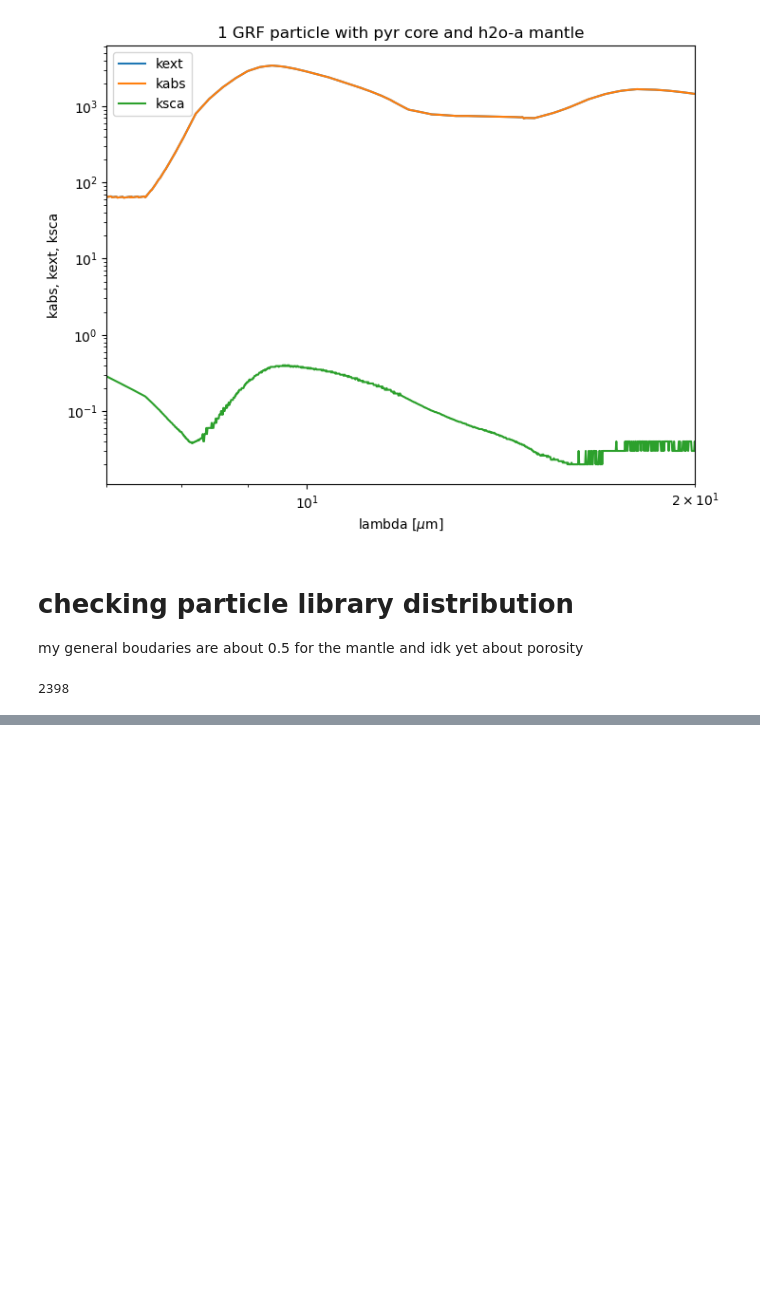
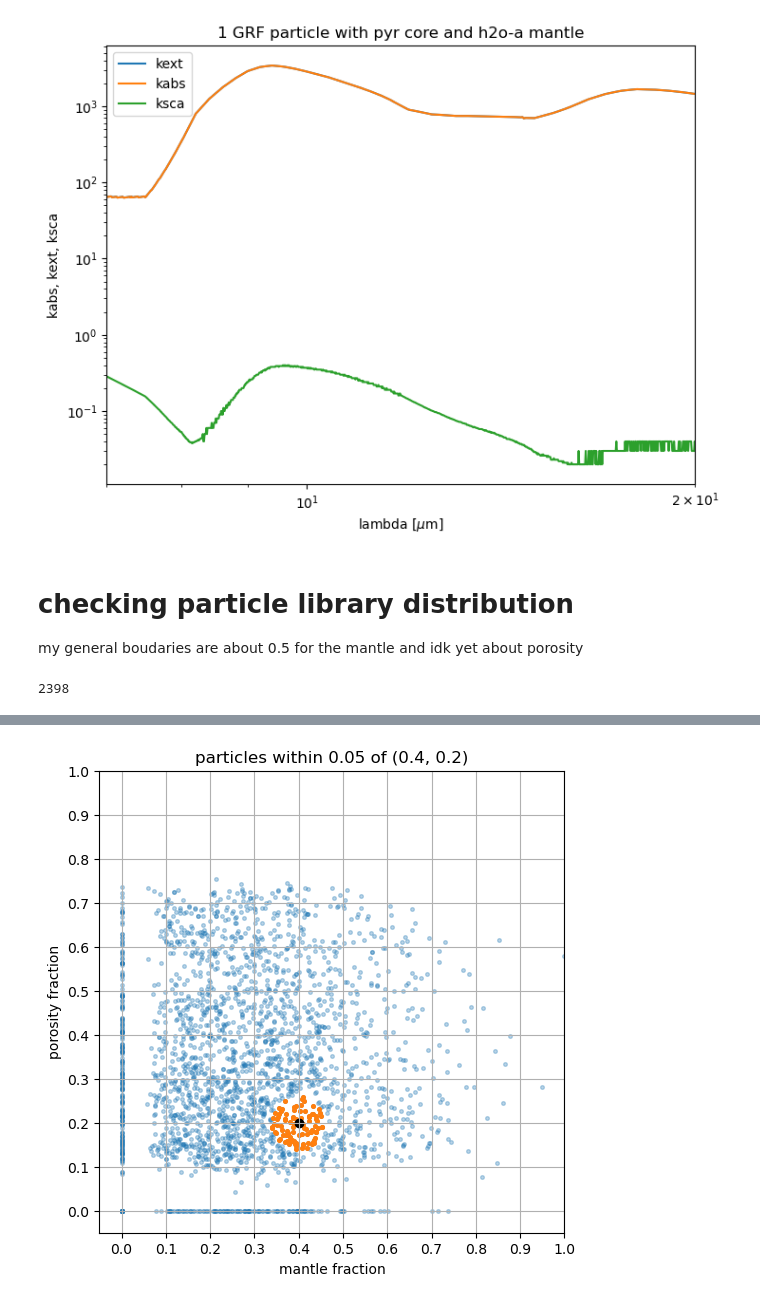
Before and after one commit to zweesing/thesis_project_code, a Jupyter notebook: testing.ipynb, the cells around one changed output, grey strips where cells are left out. Drawn from its saved outputs; the diff is of its cells as text; code cells hidden in the pictures; blank space fills up the shorter version.

```diff
--- a/testing.ipynb
+++ b/testing.ipynb
@@ -196,0 +250,38 @@ each box here is a bin,
+# %%
+central_point = (0.4,0.2) #central point (input parameters)
+max_dist = 0.05 # not relevant anymore
+closest_num = 100 #closest how many particles do you want
+
+mantle_fracs = np.array(mantle_frac_list)
+por_fracs = np.array(por_frac_list)
+coordinates = np.stack((mantle_fracs, por_fracs), axis=-1)
+distances_vec = coordinates - central_point
+distances = np.linalg.norm(distances_vec, axis=1)
+
+dist_name_tups = []
+for i in range(len(distances)):
+    # also add coordinates for plotting
+    dist_name_tups.append((distances[i], name_list[i], coordinates[i]))
+
+# select closest num. plot these
+selection = sorted(dist_name_tups)[:closest_num]
+x = [x[2][0] for x in selection]
+y = [x[2][1] for x in selection]
+# %%
+# make the plot again
+plt.figure(figsize=(6,6))
+
+plt.scatter(mantle_frac_list, por_frac_list, s=7, alpha=0.3)
+plt.scatter(x, y, s=7)
+plt.scatter(central_point[0], central_point[1], color='black')
+plt.xlabel('mantle fraction')
+plt.ylabel('porosity fraction')
+plt.ylim(-0.05,1)
+plt.xlim(-0.05,1)
+plt.xticks(np.arange(0,1.01, 0.1))
+plt.yticks(np.arange(0,1.01, 0.1))
+plt.title(f'particles within {max_dist} of {central_point}')
+plt.grid()
+plt.show()
+# %% [output]
+[figure, added]
```
Also changed, not shown: parts of 8 cells of this notebook, 3 other files.
